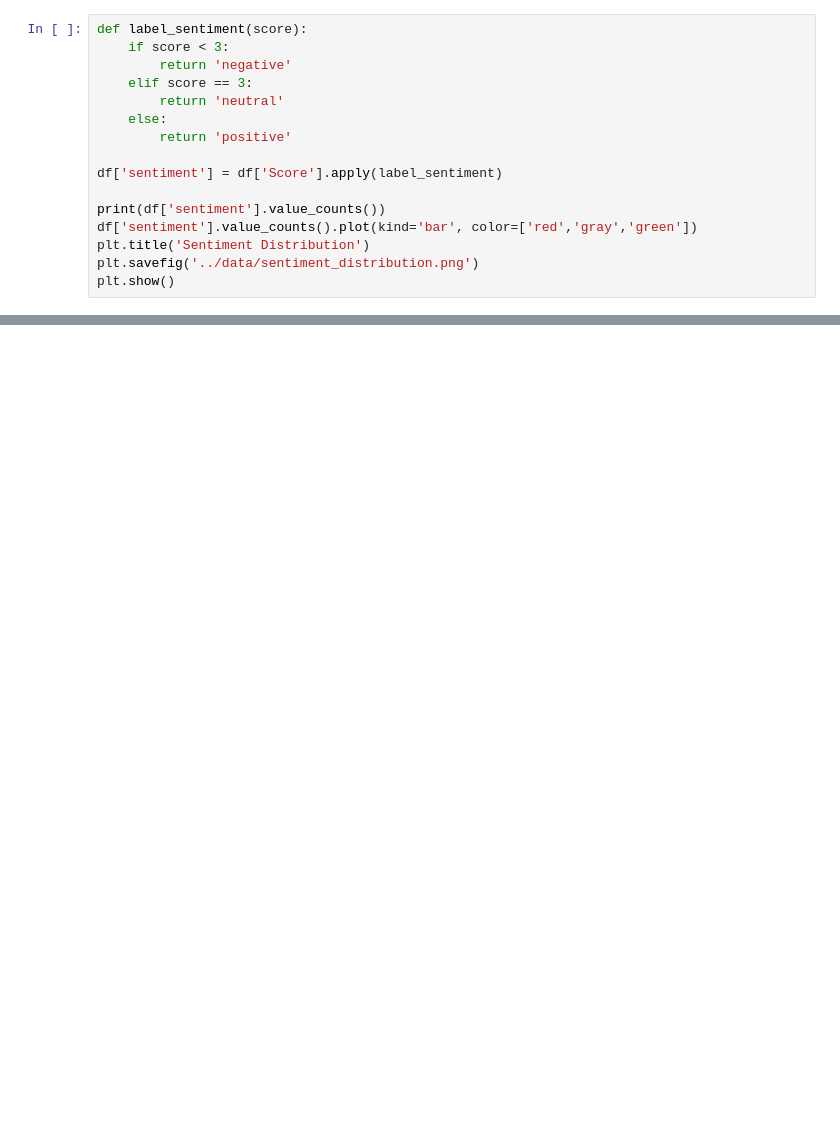
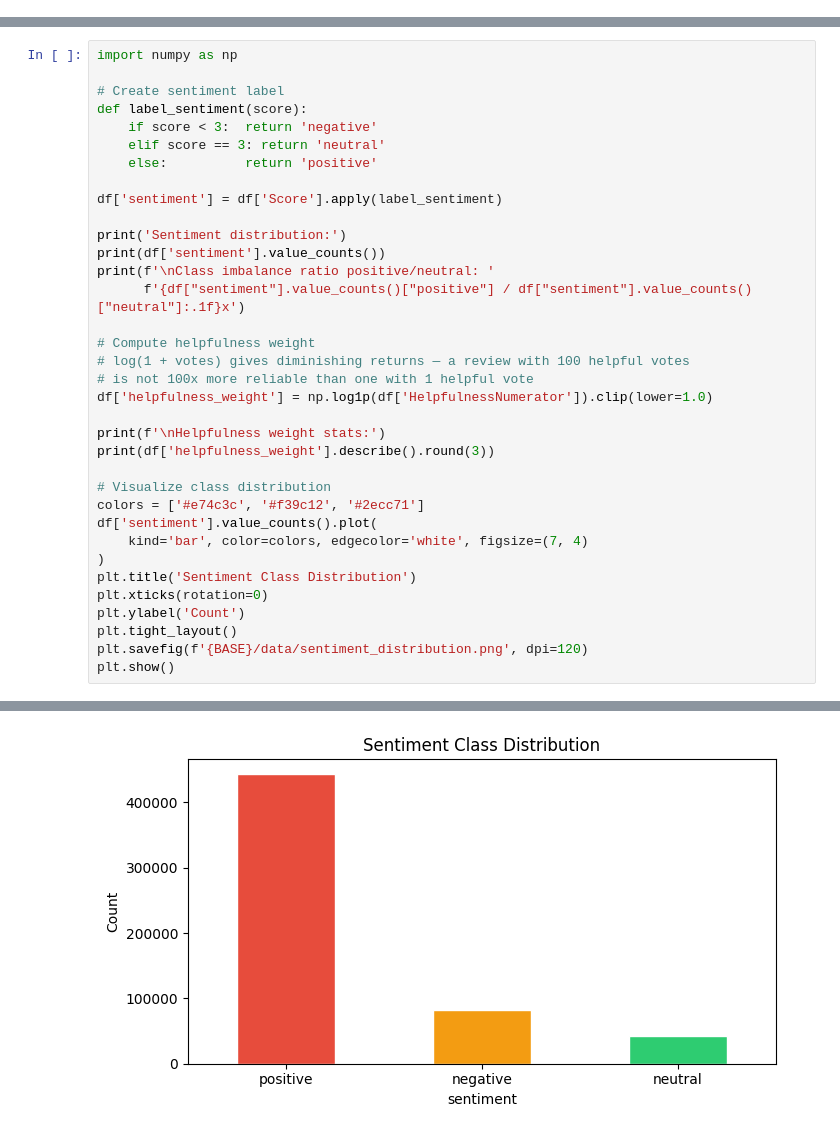
Before and after one commit to Beethoven04/sentiment-analysis, a Jupyter notebook: notebooks/01_eda_preprocessing.ipynb, the cells around one changed output, grey strips where cells are left out. Cells and saved outputs as stored; diff of their text form; blank space fills up the shorter version.

```diff
--- a/notebooks/01_eda_preprocessing.ipynb
+++ b/notebooks/01_eda_preprocessing.ipynb
@@ -48,16 +55,0 @@ Convert numeric review scores into negative, neutral, and positive sentiment cla
-# %%
-def label_sentiment(score):
-    if score < 3:
-        return 'negative'
-    elif score == 3:
-        return 'neutral'
-    else:
-        return 'positive'
-
-df['sentiment'] = df['Score'].apply(label_sentiment)
-
-print(df['sentiment'].value_counts())
-df['sentiment'].value_counts().plot(kind='bar', color=['red','gray','green'])
-plt.title('Sentiment Distribution')
-plt.savefig('../data/sentiment_distribution.png')
-plt.show()
@@ -73,0 +131,36 @@ Remove rows with missing values and duplicate review text before preprocessing.
+# %%
+import numpy as np
+
+# Create sentiment label
+def label_sentiment(score):
+    if score < 3:  return 'negative'
+    elif score == 3: return 'neutral'
+    else:          return 'positive'
+
+df['sentiment'] = df['Score'].apply(label_sentiment)
+
+print('Sentiment distribution:')
+print(df['sentiment'].value_counts())
+print(f'\nClass imbalance ratio positive/neutral: '
+      f'{df["sentiment"].value_counts()["positive"] / df["sentiment"].value_counts()["neutral"]:.1f}x')
+
+# Compute helpfulness weight
+# log(1 + votes) gives diminishing returns — a review with 100 helpful votes
+# is not 100x more reliable than one with 1 helpful vote
+df['helpfulness_weight'] = np.log1p(df['HelpfulnessNumerator']).clip(lower=1.0)
+
+print(f'\nHelpfulness weight stats:')
+print(df['helpfulness_weight'].describe().round(3))
+
+# Visualize class distribution
+colors = ['#e74c3c', '#f39c12', '#2ecc71']
+df['sentiment'].value_counts().plot(
+    kind='bar', color=colors, edgecolor='white', figsize=(7, 4)
+)
+plt.title('Sentiment Class Distribution')
+plt.xticks(rotation=0)
+plt.ylabel('Count')
+plt.tight_layout()
+plt.savefig(f'{BASE}/data/sentiment_distribution.png', dpi=120)
+plt.show()
+# %% [output]
@@ -73,0 +186 @@ Remove rows with missing values and duplicate review text before preprocessing.
+[figure, added]
```
Also changed, not shown: parts of 24 cells of this notebook, 8 other files.
